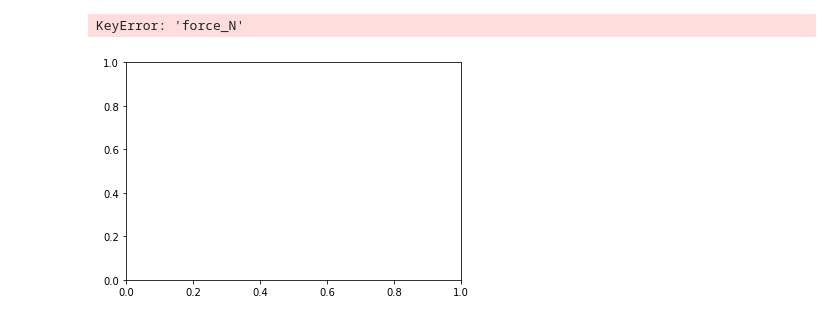
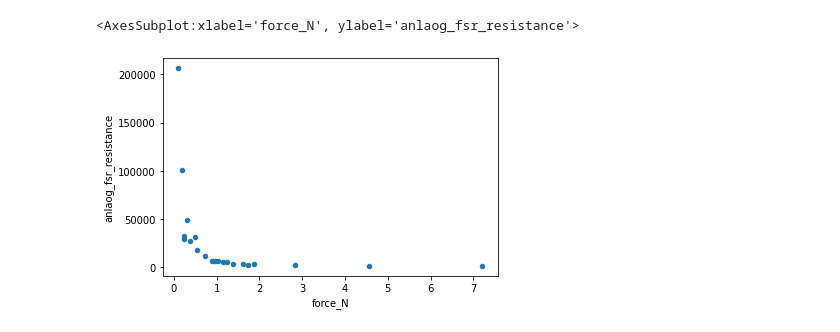
Before and after one commit to Srihari293/Laparoscopy_summer_research_project, a Jupyter notebook: Force sensitive resistor/data_collection_and_analysis/data_manipulation.ipynb, the cells around one changed output. Cells and saved outputs as stored; diff of their text form; code cells hidden in the pictures.

```diff
--- a/Force sensitive resistor/data_collection_and_analysis/data_manipulation.ipynb
+++ b/Force sensitive resistor/data_collection_and_analysis/data_manipulation.ipynb
@@ -7,7 +11,7 @@ R_m = 2000    # In ohms
 V_in = 5    # In V
 # %%
 # Importing data
-file_path = "weights_data.csv"
+file_path = "weights_data_copy.csv"
 df = pd.read_csv(file_path)
 df.head(5)
 # %% [output]
@@ -48,4 +54,4 @@ df.plot.scatter(x="weight_g", y="mm_fsr_resistance_ohms")
 # %%
-df["fsr_conductance_kS"] = 1000000 / df["fsr_resistance_ohms"]
+# df["fsr_conductance_kS"] = 1000000 / df["fsr_resistance_ohms"]
 df["weight_kg"] = df["weight_g"]/1000
 df["force_N"] = df["weight_kg"]*9.8
@@ -56,5 +78,5 @@ df.head(500)
 # %%
-df.plot.scatter(x="weight_g", y="force_N")
+df.plot.scatter(x="force_N", y="anlaog_fsr_resistance")
 # %% [output]
-KeyError: 'force_N'
+<AxesSubplot:xlabel='force_N', ylabel='anlaog_fsr_resistance'>
-[figure, old version]
+[figure, new version]
```
Also changed, not shown: parts of 16 cells of this notebook, 5 other files.
